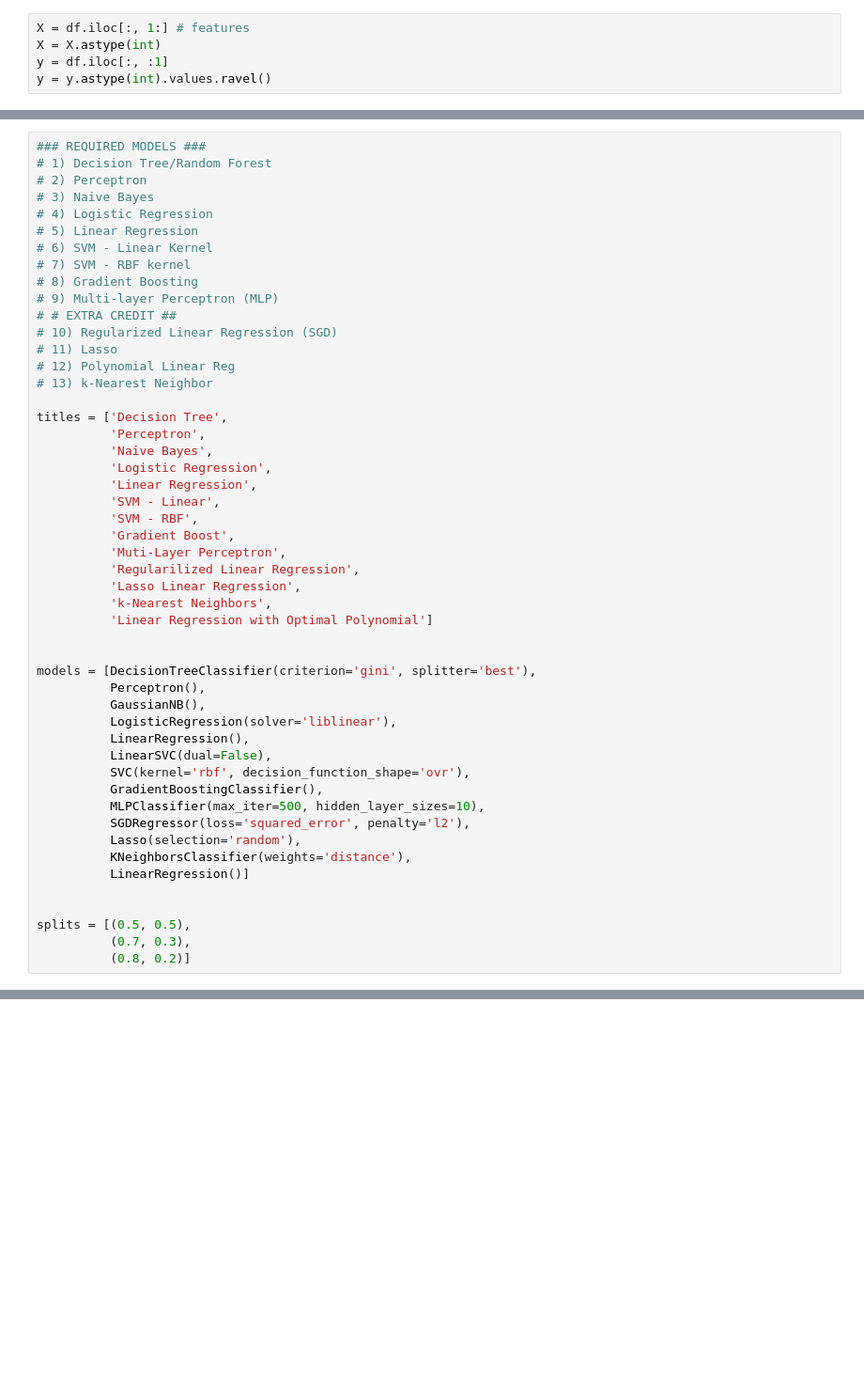
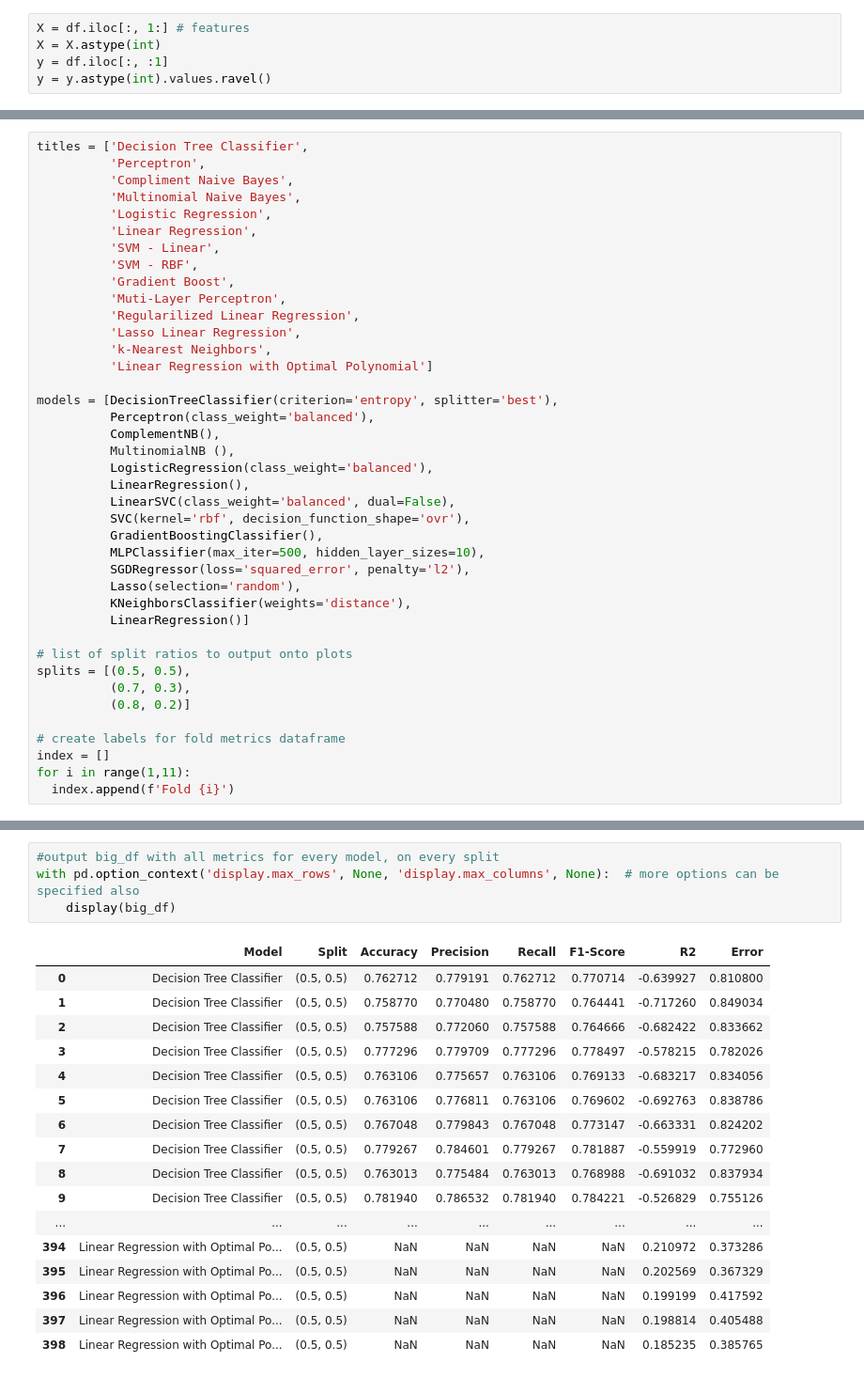
Before and after one commit to dgambone3/Diabetes_Machine_Learning_Model_Analysis, a Jupyter notebook: ML_Project.ipynb, the cells around one changed output, grey strips where cells are left out. Shown at 94% size. Cells and saved outputs as stored; diff of their text form; blank space fills up the shorter version.

```diff
--- a/ML_Project.ipynb
+++ b/ML_Project.ipynb
@@ -105,23 +130,8 @@ test_colors = ['skyblue', 'palegreen', 'salmon']
 # %%
-### REQUIRED MODELS ###
-# 1) Decision Tree/Random Forest
-# 2) Perceptron
-# 3) Naive Bayes
-# 4) Logistic Regression
-# 5) Linear Regression
-# 6) SVM - Linear Kernel
-# 7) SVM - RBF kernel
-# 8) Gradient Boosting
-# 9) Multi-layer Perceptron (MLP)
-# # EXTRA CREDIT ##
-# 10) Regularized Linear Regression (SGD)
-# 11) Lasso
-# 12) Polynomial Linear Reg
-# 13) k-Nearest Neighbor
-
-titles = ['Decision Tree',
+titles = ['Decision Tree Classifier',
           'Perceptron',
-          'Naive Bayes',
+          'Compliment Naive Bayes',
+          'Multinomial Naive Bayes',
           'Logistic Regression',
           'Linear Regression',
           'SVM - Linear',
@@ -133,13 +143,13 @@ titles = ['Decision Tree',
           'k-Nearest Neighbors',
           'Linear Regression with Optimal Polynomial']
 
-
-models = [DecisionTreeClassifier(criterion='gini', splitter='best'),
-          Perceptron(),
-          GaussianNB(),
-          LogisticRegression(solver='liblinear'),
+models = [DecisionTreeClassifier(criterion='entropy', splitter='best'),
+          Perceptron(class_weight='balanced'),
+          ComplementNB(),
+          MultinomialNB (),
+          LogisticRegression(class_weight='balanced'),
           LinearRegression(),
-          LinearSVC(dual=False),
+          LinearSVC(class_weight='balanced', dual=False),
           SVC(kernel='rbf', decision_function_shape='ovr'),
           GradientBoostingClassifier(),
           MLPClassifier(max_iter=500, hidden_layer_sizes=10),
@@ -148,7 +158,12 @@ models = [DecisionTreeClassifier(criterion='gini', splitter='best'),
           KNeighborsClassifier(weights='distance'),
           LinearRegression()]
 
-
+# list of split ratios to output onto plots
 splits = [(0.5, 0.5),
           (0.7, 0.3),
           (0.8, 0.2)]
+
+# create labels for fold metrics dataframe
+index = []
+for i in range(1,11):
+  index.append(f'Fold {i}')
@@ -406,0 +459,22 @@ Fold Metrics for Perceptron with 50/50 Split
+# %%
+#output big_df with all metrics for every model, on every split
+with pd.option_context('display.max_rows', None, 'display.max_columns', None):  # more options can be specified also
+    display(big_df)
+# %% [output]
+|  | Model | Split | Accuracy | Precision | Recall | F1-Score | R2 | Error |
+| 0 | Decision Tree Classifier | (0.5, 0.5) | 0.762712 | 0.779191 | 0.762712 | 0.770714 | -0.639927 | 0.810800 |
+| 1 | Decision Tree Classifier | (0.5, 0.5) | 0.758770 | 0.770480 | 0.758770 | 0.764441 | -0.717260 | 0.849034 |
+| 2 | Decision Tree Classifier | (0.5, 0.5) | 0.757588 | 0.772060 | 0.757588 | 0.764666 | -0.682422 | 0.833662 |
+| 3 | Decision Tree Classifier | (0.5, 0.5) | 0.777296 | 0.779709 | 0.777296 | 0.778497 | -0.578215 | 0.782026 |
+| 4 | Decision Tree Classifier | (0.5, 0.5) | 0.763106 | 0.775657 | 0.763106 | 0.769133 | -0.683217 | 0.834056 |
+| 5 | Decision Tree Classifier | (0.5, 0.5) | 0.763106 | 0.776811 | 0.763106 | 0.769602 | -0.692763 | 0.838786 |
+| 6 | Decision Tree Classifier | (0.5, 0.5) | 0.767048 | 0.779843 | 0.767048 | 0.773147 | -0.663331 | 0.824202 |
+| 7 | Decision Tree Classifier | (0.5, 0.5) | 0.779267 | 0.784601 | 0.779267 | 0.781887 | -0.559919 | 0.772960 |
+| 8 | Decision Tree Classifier | (0.5, 0.5) | 0.763013 | 0.775484 | 0.763013 | 0.768988 | -0.691032 | 0.837934 |
+| 9 | Decision Tree Classifier | (0.5, 0.5) | 0.781940 | 0.786532 | 0.781940 | 0.784221 | -0.526829 | 0.755126 |
+| ... | ... | ... | ... | ... | ... | ... | ... | ... |
+| 394 | Linear Regression with Optimal Po... | (0.5, 0.5) | NaN | NaN | NaN | NaN | 0.210972 | 0.373286 |
+| 395 | Linear Regression with Optimal Po... | (0.5, 0.5) | NaN | NaN | NaN | NaN | 0.202569 | 0.367329 |
+| 396 | Linear Regression with Optimal Po... | (0.5, 0.5) | NaN | NaN | NaN | NaN | 0.199199 | 0.417592 |
+| 397 | Linear Regression with Optimal Po... | (0.5, 0.5) | NaN | NaN | NaN | NaN | 0.198814 | 0.405488 |
+| 398 | Linear Regression with Optimal Po... | (0.5, 0.5) | NaN | NaN | NaN | NaN | 0.185235 | 0.385765 |
```
Also changed, not shown: parts of 22 cells of this notebook.
